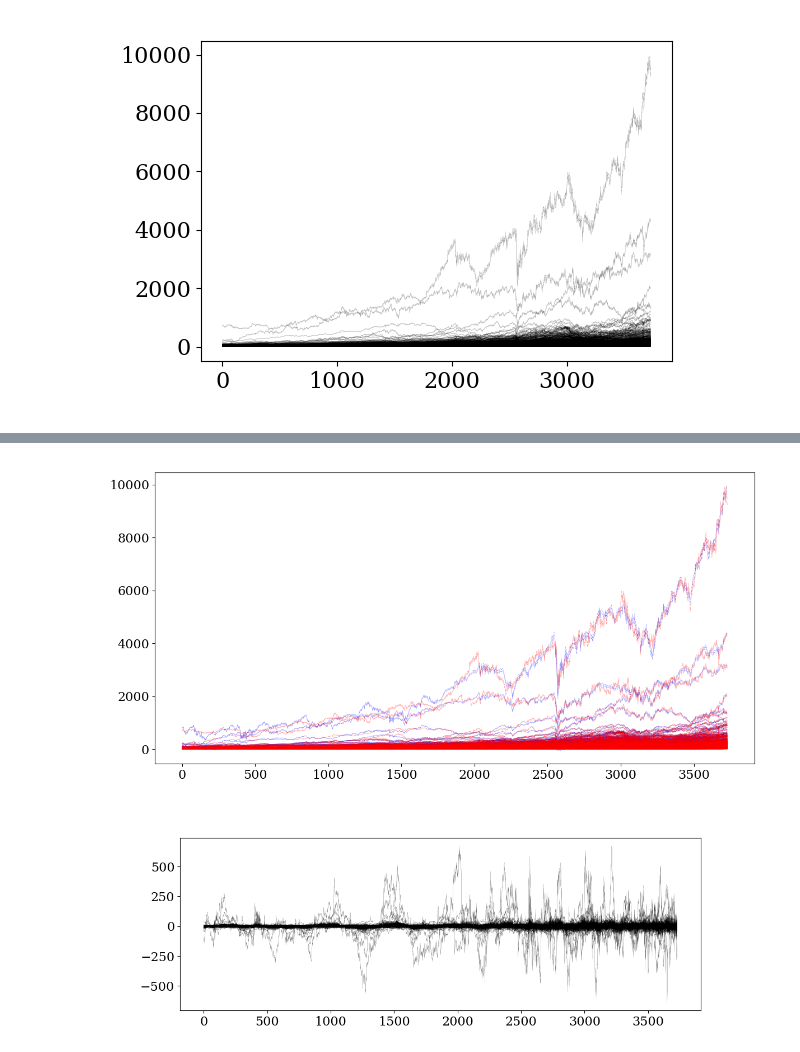
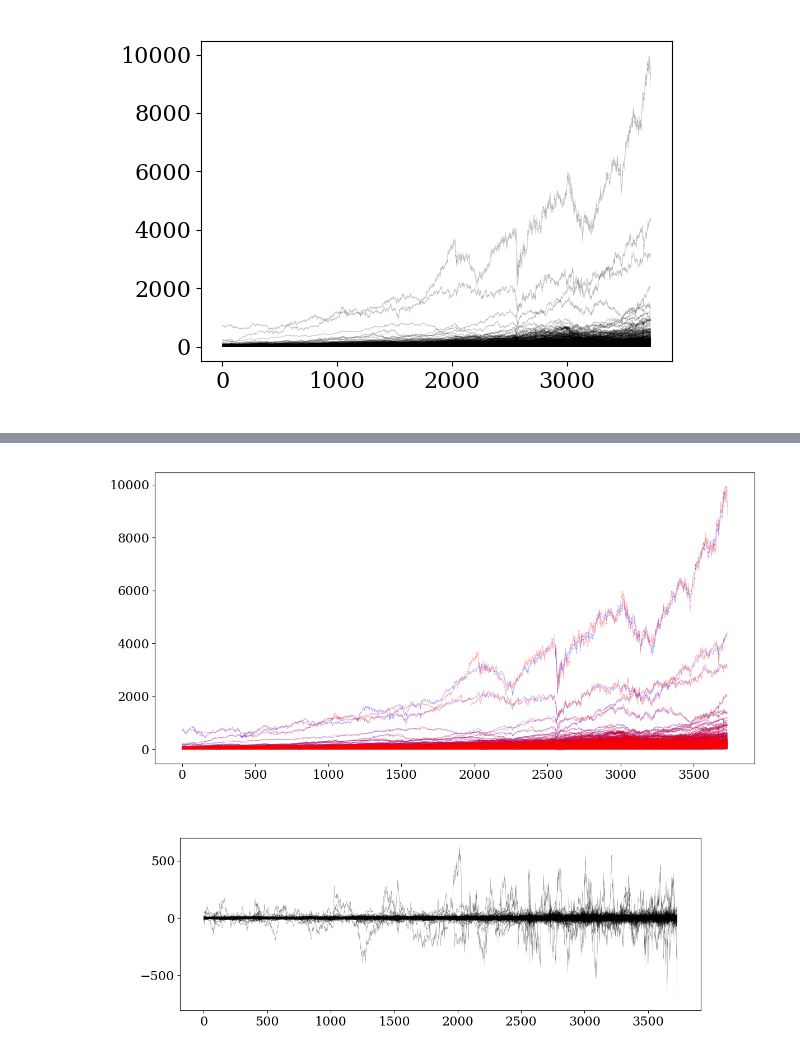
Before and after one commit to ruc-practical-ai/fall-2024-class-08, a Jupyter notebook: notebooks/03_cleaning_technique_ica_part_ii.ipynb, the cells around one changed output, grey strips where cells are left out. Cells and saved outputs as stored; diff of their text form; code cells hidden in the pictures.

```diff
--- a/notebooks/03_cleaning_technique_ica_part_ii.ipynb
+++ b/notebooks/03_cleaning_technique_ica_part_ii.ipynb
@@ -85,7 +85,7 @@ n_days_history = 1
 n_days_forward = 1
 
 # Get the dataset
-x_features = get_features(
+x_features = get_autoregression_features(
     dates, stocks_df, n_days_history, n_days_forward, predictor_symbols=symbols
 )
 
@@ -176,7 +154,6 @@ Checked n_components = 29, peak to avg. Gaussianity ratio = 3.536022703090341
 # %%
-n_components = 20
 ica = FastICA(
-    n_components=n_components,
+    n_components=21,
     whiten="arbitrary-variance",
     tol=1e-7,
     max_iter=500,
@@ -209,21 +186,15 @@ for idx in range(x_features_transformed.shape[1]):
 # %%
-gaussianity_measures = compute_gaussianity_measure(x_features_transformed)
-noise_component_index = np.argmax(gaussianity_measures)
-
-x_features_transformed[:, noise_component_index] = 0
-
-x_features_reconstructed = ica.inverse_transform(x_features_transformed)
-x_smooth_original_scale = scaler.inverse_transform(x_features_reconstructed)
-
-delta = x_features - x_smooth_original_scale
+x_smooth_original_scale, delta = rebuild_features_without_noise(
+    ica, scaler, x_features, x_features_transformed
+)
 
 plt.figure(figsize=(12, 6))
 plt.plot(x_smooth_original_scale, color="b", linewidth=0.15, alpha=0.75)
 plt.plot(x_features, color="r", linewidth=0.15, alpha=0.75)
 plt.tight_layout()
 
 plt.figure(figsize=(12, 4))
 _ = plt.plot(delta, color="k", linewidth=0.1, alpha=0.75)
 # %% [output]
 [figure]
-[figure, old version]
+[figure, new version]
```
Also changed, not shown: parts of 6 cells of this notebook, 13 other files.
